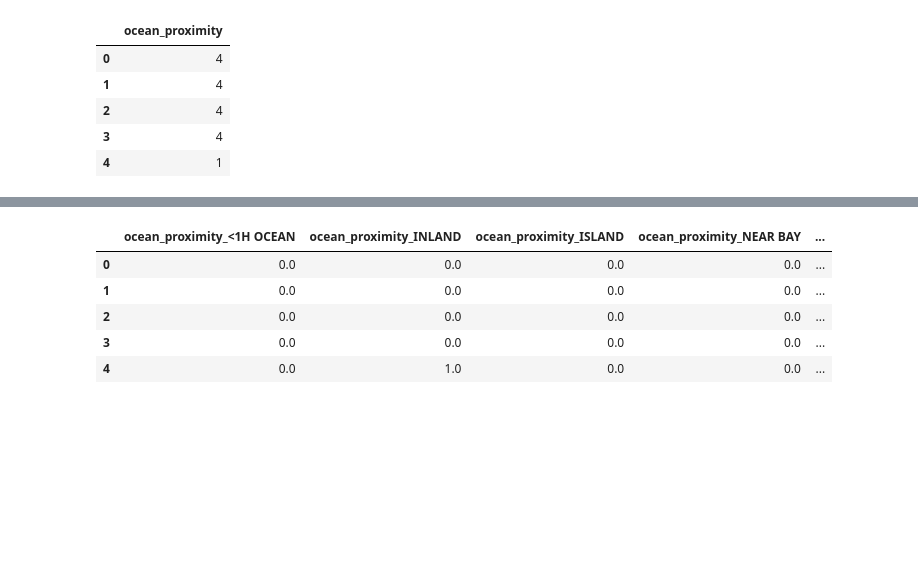
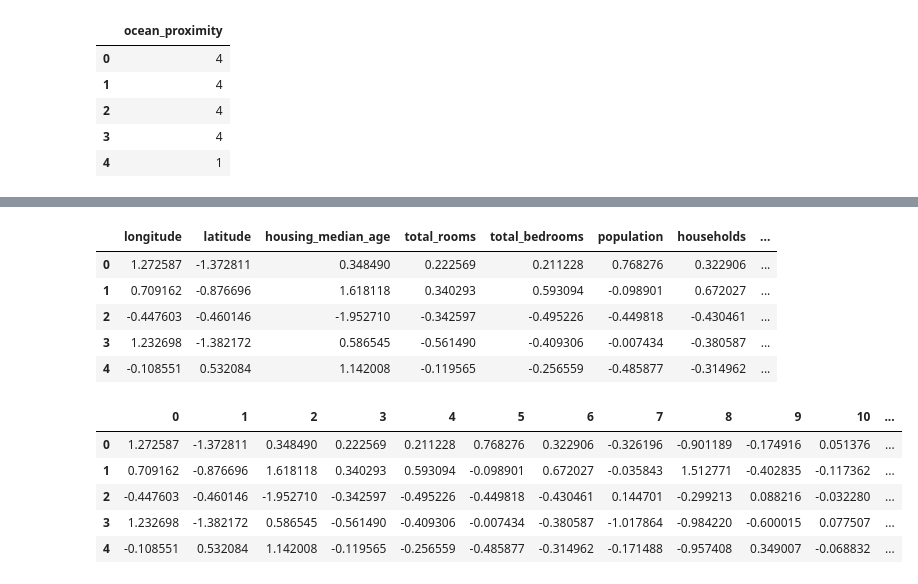
Before and after one commit to Naderiii/Housing_ML_Project, a Jupyter notebook: housing.ipynb, the cells around one changed output, grey strips where cells are left out. Cells and saved outputs as stored; diff of their text form; code cells hidden in the pictures; blank space fills up the shorter version.

Commit message:
Preprocessing with pipline

```diff
--- a/housing.ipynb
+++ b/housing.ipynb
@@ -322,14 +322,76 @@ data_cat_1hot_tmp = encoder_1hot.fit_transform(df[["ocean_proximity"]])
 # Step 2: Create a DataFrame with the encoded data and set appropriate column names
 data_cat_1hot = pd.DataFrame(data_cat_1hot_tmp)
 data_cat_1hot.columns = encoder_1hot.get_feature_names_out()
-data_cat_1hot.head()
+#data_cat_1hot.head()
 
-#final = pd.concat([data_num_scaled_tr, data_cat_1hot], axis=1)
-#final.head()
+final = pd.concat([data_num_scaled_tr, data_cat_1hot], axis=1)
+final.head()
 # %% [output]
-|  | ocean_proximity_<1H OCEAN | ocean_proximity_INLAND | ocean_proximity_ISLAND | ocean_proximity_NEAR BAY | ... |
-| 0 | 0.0 | 0.0 | 0.0 | 0.0 | ... |
-| 1 | 0.0 | 0.0 | 0.0 | 0.0 | ... |
-| 2 | 0.0 | 0.0 | 0.0 | 0.0 | ... |
-| 3 | 0.0 | 0.0 | 0.0 | 0.0 | ... |
-| 4 | 0.0 | 1.0 | 0.0 | 0.0 | ... |
+|  | longitude | latitude | housing_median_age | total_rooms | total_bedrooms | population | households | ... |
+| 0 | 1.272587 | -1.372811 | 0.348490 | 0.222569 | 0.211228 | 0.768276 | 0.322906 | ... |
+| 1 | 0.709162 | -0.876696 | 1.618118 | 0.340293 | 0.593094 | -0.098901 | 0.672027 | ... |
+| 2 | -0.447603 | -0.460146 | -1.952710 | -0.342597 | -0.495226 | -0.449818 | -0.430461 | ... |
+| 3 | 1.232698 | -1.382172 | 0.586545 | -0.561490 | -0.409306 | -0.007434 | -0.380587 | ... |
+| 4 | -0.108551 | 0.532084 | 1.142008 | -0.119565 | -0.256559 | -0.485877 | -0.314962 | ... |
+# %%
+# Preprocessing with pipline
+# This cell get similar output of above, but it's pipline from.
+
+from sklearn.pipeline import Pipeline
+from sklearn.preprocessing import StandardScaler
+from sklearn.base import BaseEstimator, TransformerMixin
+from sklearn.pipeline import FeatureUnion
+
+rooms_ix, bedrooms_ix, population_ix, household_ix = 3, 4, 5, 6
+
+class CombinedAttributesAdder(BaseEstimator, TransformerMixin):
+    def fit (self, x, y = None):
+        return self
+    def transform(self, x, y = None):
+        rooms_per_household = x[:, rooms_ix] / x[:, household_ix]
+        population_per_houshold = x[:, population_ix] / x[:, household_ix]
+        bedrooms_per_room = x[:, bedrooms_ix] / x[:, rooms_ix]
+        return np.c_[x, rooms_per_household, population_per_houshold, bedrooms_per_room]
+
+
+class DataFrameSelector(BaseEstimator, TransformerMixin):
+    def __init__(self, attribute_names):
+        self.attribute_names = attribute_names
+    def fit (self, x, y = None):
+        return self
+    def transform(self, x):
+        return x[self.attribute_names].values
+
+
+df = train_set.copy()
+df_num = df.drop(['ocean_proximity'], axis=1)
+num_attrs = list(df_num)
+
+num_pipline = Pipeline([
+    ('selector', DataFrameSelector(num_attrs)),
+    ('imputer', SimpleImputer(missing_values = np.nan, strategy = 'median')),
+    ('attribs_adder', CombinedAttributesAdder()),
+    ('std_scaler', StandardScaler())
+])
+
+cat_attrs = ['ocean_proximity']
+cat_pipline = Pipeline([
+    ('selector', DataFrameSelector(cat_attrs)),
+    ('one_hot_encoder', OneHotEncoder(sparse=False))
+])
+
+full_pipline = FeatureUnion(transformer_list= [
+    ('num_pipline', num_pipline),
+    ('cat_pipline', cat_pipline),
+])
+
+housing_prepared = full_pipline.fit_transform(df)
+housing_prepared_df = pd.DataFrame(housing_prepared)
+housing_prepared_df.head()
+# %% [output]
+|  | 0 | 1 | 2 | 3 | 4 | 5 | 6 | 7 | 8 | 9 | 10 | ... |
+| 0 | 1.272587 | -1.372811 | 0.348490 | 0.222569 | 0.211228 | 0.768276 | 0.322906 | -0.326196 | -0.901189 | -0.174916 | 0.051376 | ... |
+| 1 | 0.709162 | -0.876696 | 1.618118 | 0.340293 | 0.593094 | -0.098901 | 0.672027 | -0.035843 | 1.512771 | -0.402835 | -0.117362 | ... |
+| 2 | -0.447603 | -0.460146 | -1.952710 | -0.342597 | -0.495226 | -0.449818 | -0.430461 | 0.144701 | -0.299213 | 0.088216 | -0.032280 | ... |
+| 3 | 1.232698 | -1.382172 | 0.586545 | -0.561490 | -0.409306 | -0.007434 | -0.380587 | -1.017864 | -0.984220 | -0.600015 | 0.077507 | ... |
+| 4 | -0.108551 | 0.532084 | 1.142008 | -0.119565 | -0.256559 | -0.485877 | -0.314962 | -0.171488 | -0.957408 | 0.349007 | -0.068832 | ... |
```
Also changed, not shown: parts of 6 cells of this notebook.
